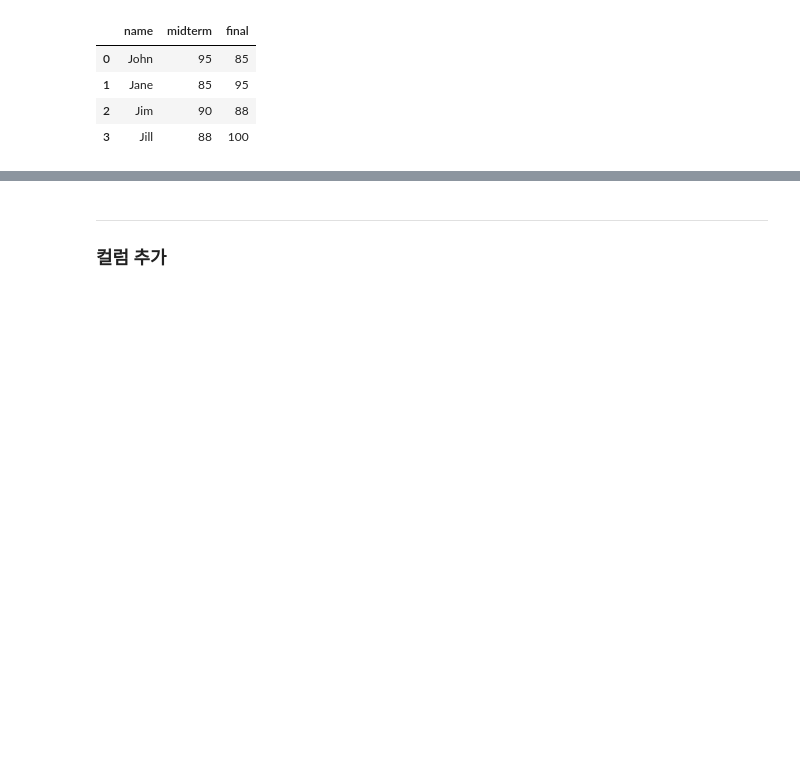
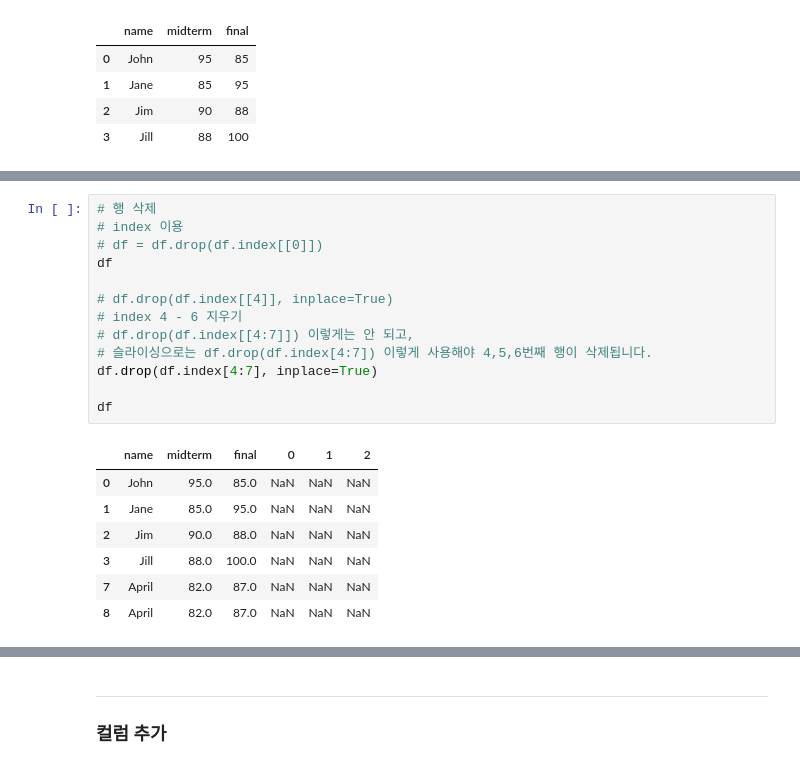
Before and after one commit to vfxpedia/04_data_analysis, a Jupyter notebook: 02_pandas/02_pandas_dataframe.ipynb, the cells around one changed output, grey strips where cells are left out. Drawn from its saved outputs; the diff is of its cells as text; blank space fills up the shorter version.

```diff
--- a/02_pandas/02_pandas_dataframe.ipynb
+++ b/02_pandas/02_pandas_dataframe.ipynb
@@ -789,3 +806,24 @@ AttributeError: 'DataFrame' object has no attribute 'append'
+# %%
+# 행 삭제
+# index 이용
+# df = df.drop(df.index[[0]])
+df
+
+# df.drop(df.index[[4]], inplace=True)
+# index 4 - 6 지우기
+# df.drop(df.index[[4:7]]) 이렇게는 안 되고,
+# 슬라이싱으로는 df.drop(df.index[4:7]) 이렇게 사용해야 4,5,6번째 행이 삭제됩니다.
+df.drop(df.index[4:7], inplace=True)
+
+df
+# %% [output]
+|  | name | midterm | final | 0 | 1 | 2 |
+| 0 | John | 95.0 | 85.0 | NaN | NaN | NaN |
+| 1 | Jane | 85.0 | 95.0 | NaN | NaN | NaN |
+| 2 | Jim | 90.0 | 88.0 | NaN | NaN | NaN |
+| 3 | Jill | 88.0 | 100.0 | NaN | NaN | NaN |
+| 7 | April | 82.0 | 87.0 | NaN | NaN | NaN |
+| 8 | April | 82.0 | 87.0 | NaN | NaN | NaN |
 # %%
 # 행 삭제
 # index 이용
```
Also changed, not shown: parts of 11 cells of this notebook, 6 other files.
